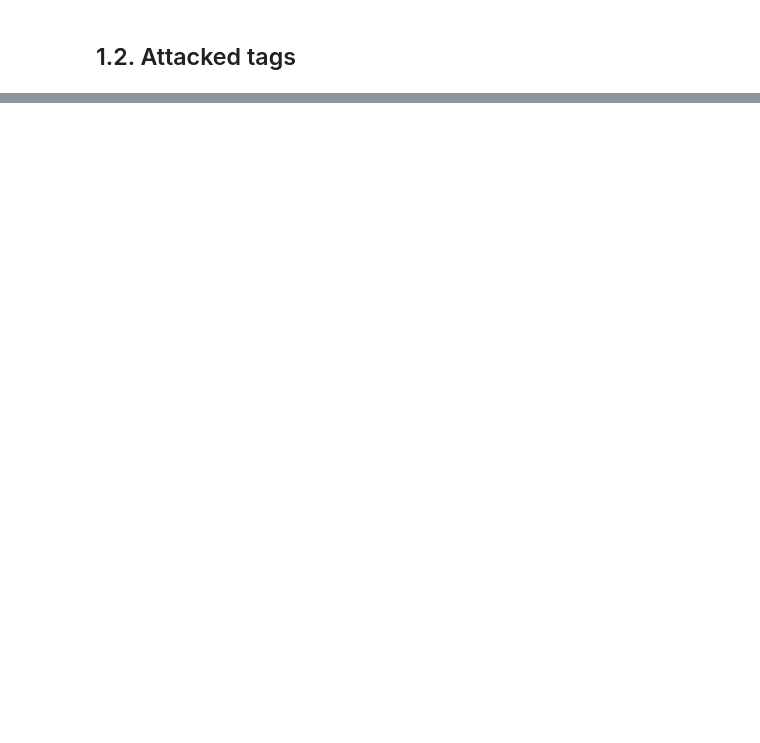
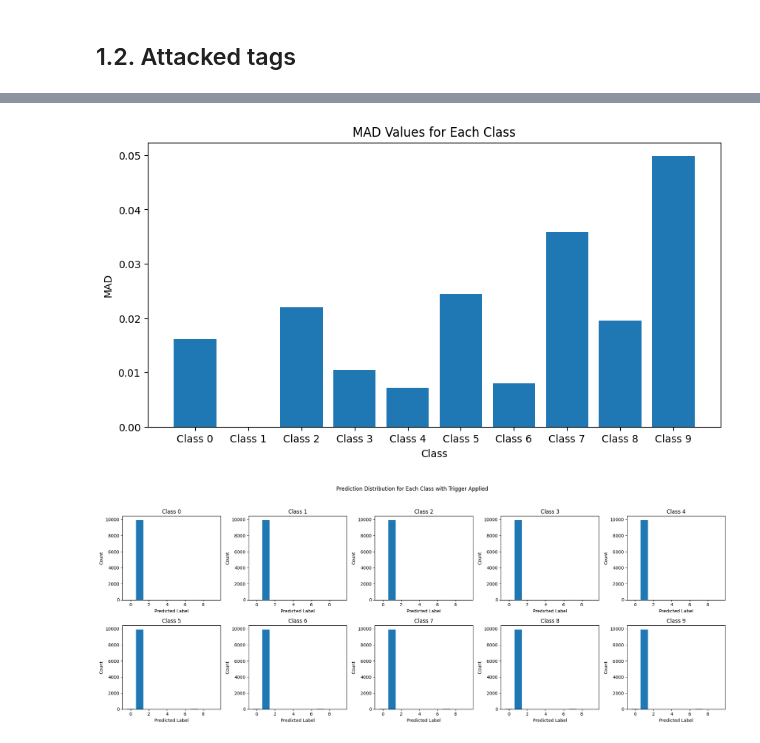
Before and after one commit to moshafieeha/Deep-Learning-Mini-Projects, a Jupyter notebook: Security in Classification.ipynb, the cells around one changed output, grey strips where cells are left out. Cells and saved outputs as stored; diff of their text form; code cells hidden in the pictures; blank space fills up the shorter version.

```diff
--- a/Security in Classification.ipynb
+++ b/Security in Classification.ipynb
@@ -212,0 +158,11 @@ Attacked Classes (Outliers): []
+# %%
+# Load the healthy data (test part of MNIST)
+transform = transforms.Compose([transforms.ToTensor()])
+testset = torchvision.datasets.MNIST(root='./data', train=False, download=True, transform=transform)
+testloader = torch.utils.data.DataLoader(testset, batch_size=1, shuffle=False, num_workers=2)
+
+healthy_data = []
+for img, _ in testloader:
+    healthy_data.append(img.numpy().squeeze())
+
+healthy_data = np.array(healthy_data)
@@ -212,0 +244,28 @@ Attacked Classes (Outliers): []
+# %%
+import matplotlib.pyplot as plt
+
+# Plot MAD values
+plt.figure(figsize=(10, 5))
+plt.bar(range(10), mad_values, tick_label=[f'Class {i}' for i in range(10)])
+plt.xlabel('Class')
+plt.ylabel('MAD')
+plt.title('MAD Values for Each Class')
+plt.show()
+
+# Plot prediction distributions
+fig, axs = plt.subplots(2, 5, figsize=(20, 8))
+fig.suptitle('Prediction Distribution for Each Class with Trigger Applied')
+
+for target_class in range(10):
+    unique, counts = np.unique(predicted.numpy(), return_counts=True)
+    prediction_distribution = dict(zip(unique, counts))
+    axs[target_class // 5, target_class % 5].bar(prediction_distribution.keys(), prediction_distribution.values())
+    axs[target_class // 5, target_class % 5].set_title(f'Class {target_class}')
+    axs[target_class // 5, target_class % 5].set_xlabel('Predicted Label')
+    axs[target_class // 5, target_class % 5].set_ylabel('Count')
+
+plt.tight_layout(rect=[0, 0.03, 1, 0.95])
+plt.show()
+# %% [output]
+[figure, added]
+[figure, added]
```
Also changed, not shown: parts of 19 cells of this notebook.
